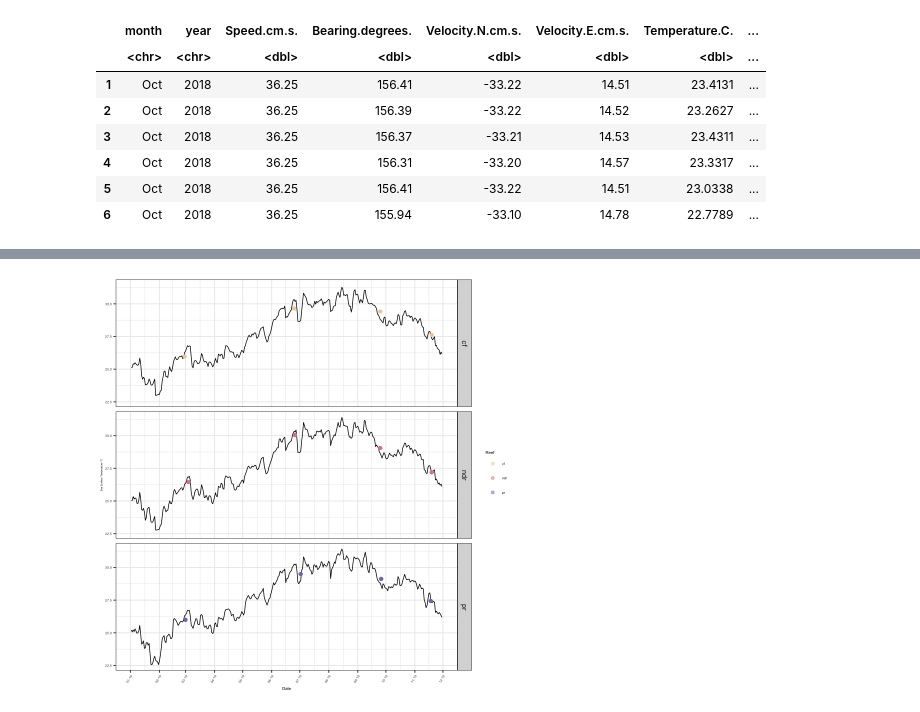
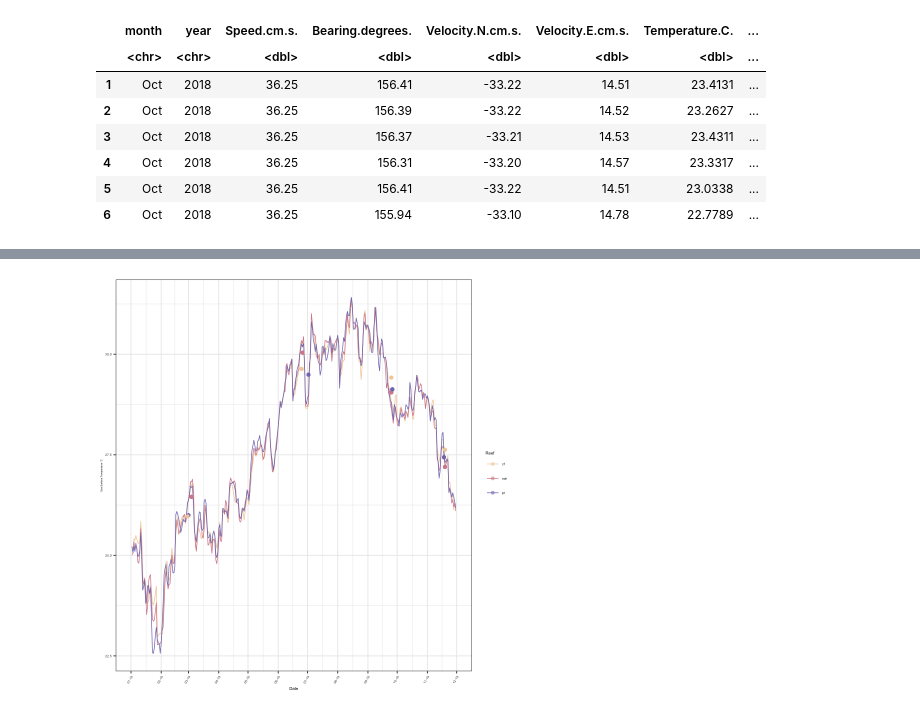
Before and after one commit to srosales712/CoralPersistence, a Jupyter notebook: CombineMetadata.ipynb, the cells around one changed output, grey strips where cells are left out. Saved outputs shown, nothing was run; the diff lists cells and outputs as text; code cells hidden in the pictures.

```diff
--- a/CombineMetadata.ipynb
+++ b/CombineMetadata.ipynb
@@ -414,29 +486,29 @@ chla_fig
 # %%
 sst_fig = temp_all %>%
 subset(Date> "2019-1-01" & Date < "2019-12-01") %>%
- ggplot(aes(x = as.Date(Date), y = avg_)) +
-geom_line(aes(x = as.Date(Date), y = avg_sst), colour="black", size=0.4) +
+ ggplot(aes(x = as.Date(Date), y = avg_sst)) +
+geom_line(aes(x = as.Date(Date), y = avg_sst, color=reef), size=0.4) +
 geom_point(alpha = 0.5, data = trip_dates, aes(x = as.Date(Date), y = avgSST_degC, color=reef)) +
 #geom_jitter(alpha = 0.5, data = trip_dates, aes(x = as.Date(Date), y = avg_sst)) +
 theme_bw() +
 scale_color_manual(values=c("#f2d0a9","#d88c9a","#837dbe")) +
 scale_x_date(date_breaks ="1 month", date_labels ="%m-%y") +
-facet_grid(reef~.) +
+#facet_grid(reef~.) +
 theme(axis.text.x=element_text(angle = 60, hjust=1)) +
 xlab("Date") +
 ylab("Sea Surface Temperature °C") +
 guides(color=guide_legend(title="Reef")) +
 theme(legend.text =element_text(size=3.7)) +
 theme(axis.title.x = element_text(size = 5)) +
 theme(axis.title.y = element_text(size = 3)) +
 theme(axis.text.x = element_text(size =4)) +
 theme(axis.text.y = element_text(size =4)) +
 theme(legend.text =element_text(size=4)) +
 theme(legend.title = element_text(size=5))
 sst_fig
 #ggsave("/Users/stephanie.rosales/Documents/omics_projects/POR_16S/figures/temp_fig.png", width = 5, height = 4, units = "in", dpi=300)
 # %% [output]
-[figure, old version]
+[figure, new version]
 # %%
  ggpubr::ggarrange(sst_fig, chla_fig, tcm_fig,
                   common.legend = T, ncol=1,
```
Also changed, not shown: parts of 13 cells of this notebook, 7 other files.
